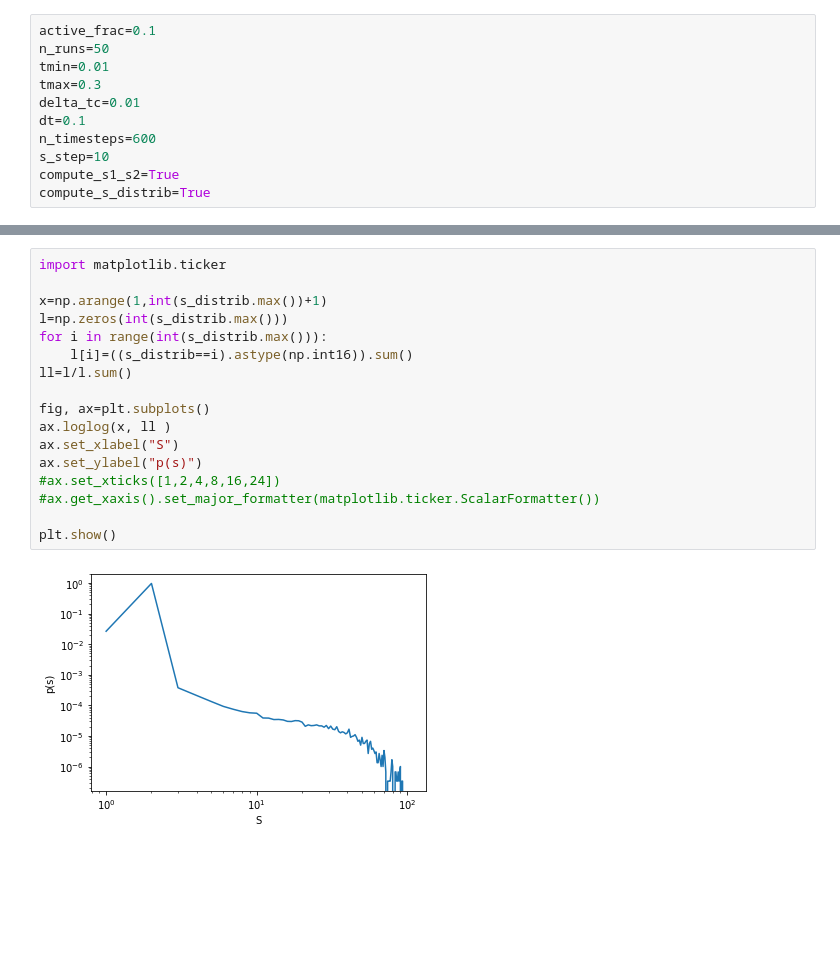
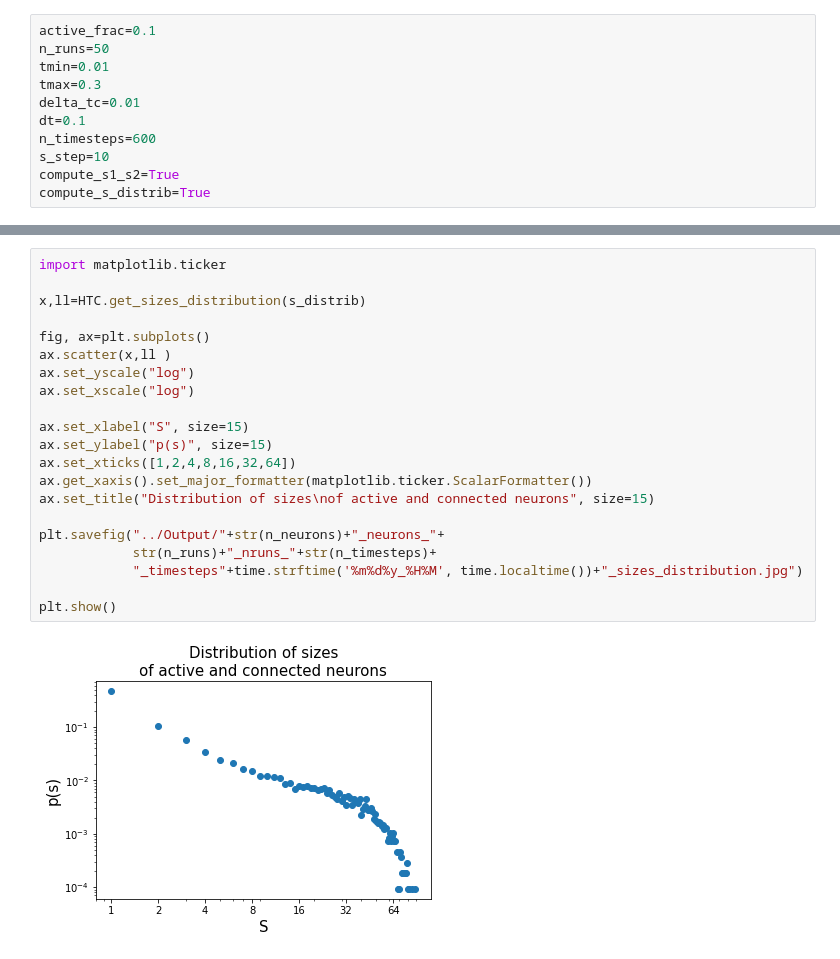
Before and after one commit to tommaso-bertola/TesiTriennale, a Jupyter notebook: Code/998 Neurons.ipynb, the cells around one changed output, grey strips where cells are left out. Drawn from its saved outputs; the diff is of its cells as text; blank space fills up the shorter version.

```diff
--- a/Code/998 Neurons.ipynb
+++ b/Code/998 Neurons.ipynb
@@ -119,19 +125,23 @@ plt.show()
 # %%
 import matplotlib.ticker
 
-x=np.arange(1,int(s_distrib.max())+1)
-l=np.zeros(int(s_distrib.max()))
-for i in range(int(s_distrib.max())):
-    l[i]=((s_distrib==i).astype(np.int16)).sum()
-ll=l/l.sum()
+x,ll=HTC.get_sizes_distribution(s_distrib)
 
 fig, ax=plt.subplots()
-ax.loglog(x, ll )
-ax.set_xlabel("S")
-ax.set_ylabel("p(s)")
-#ax.set_xticks([1,2,4,8,16,24])
-#ax.get_xaxis().set_major_formatter(matplotlib.ticker.ScalarFormatter())
+ax.scatter(x,ll )
+ax.set_yscale("log")
+ax.set_xscale("log")
+
+ax.set_xlabel("S", size=15)
+ax.set_ylabel("p(s)", size=15)
+ax.set_xticks([1,2,4,8,16,32,64])
+ax.get_xaxis().set_major_formatter(matplotlib.ticker.ScalarFormatter())
+ax.set_title("Distribution of sizes\nof active and connected neurons", size=15)
+
+plt.savefig("../Output/"+str(n_neurons)+"_neurons_"+
+            str(n_runs)+"_nruns_"+str(n_timesteps)+
+            "_timesteps"+time.strftime('%m%d%y_%H%M', time.localtime())+"_sizes_distribution.jpg")
 
 plt.show()
 # %% [output]
-[figure, old version]
+[figure, new version]
```
Also changed, not shown: parts of 3 cells of this notebook, 2 other files.
